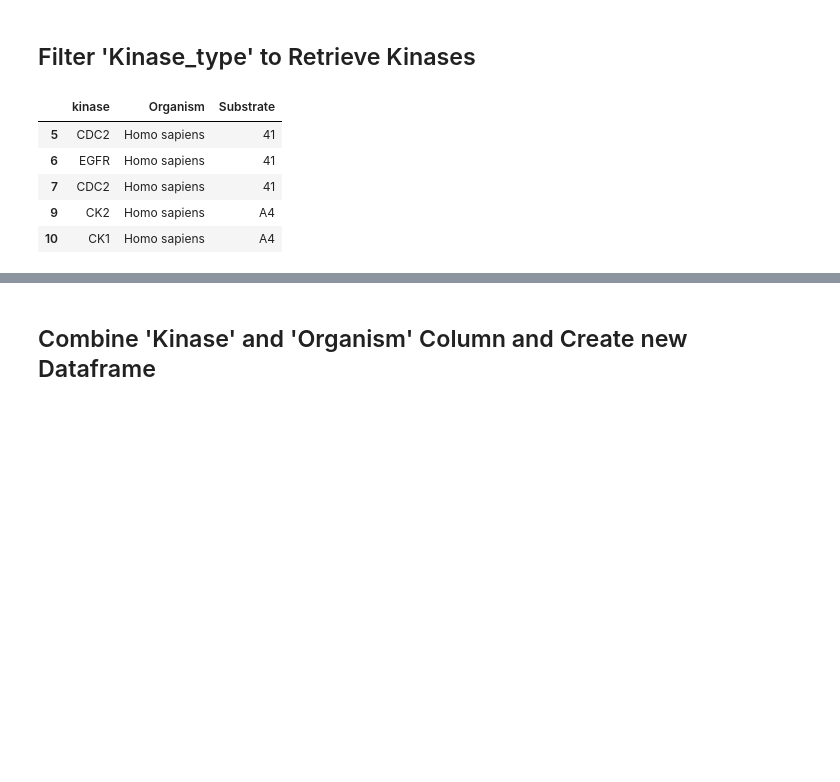
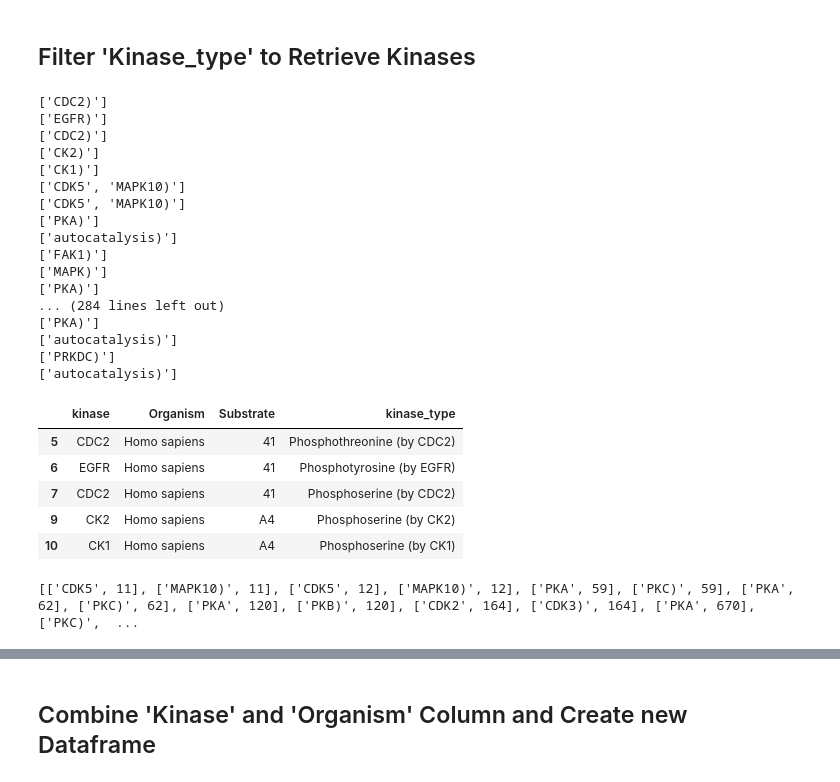
Before and after one commit to MaayanLab/KEA3, a Jupyter notebook: SwissProt/Swiss-Prot Experimental (from Kinase-Phos Database)- KEA3.ipynb, the cells around one changed output, grey strips where cells are left out. Drawn from its saved outputs; the diff is of its cells as text; code cells hidden in the pictures; blank space fills up the shorter version.

```diff
--- a/SwissProt/Swiss-Prot Experimental (from Kinase-Phos Database)- KEA3.ipynb
+++ b/SwissProt/Swiss-Prot Experimental (from Kinase-Phos Database)- KEA3.ipynb
@@ -105,36 +105,74 @@ swiss_filter.head()
 # %%
 #Insert new column, which will represent the 'kinase' for each substrate
 swiss_filter.insert(0, 'kinase', 'None')
+
+lst = []
 
 #Split string of 'kinase_type' to retrieve only individual kinase gene symbol
 for index, string in swiss_filter.kinase_type.iteritems():
     s = string
     if "(" in s:
         s = string.split("(", 2)[1]
     if " " in s:
-        s = s.split(" ", 2)[1]
+        count = s.count(" ")
+        s = s.split(" ", count)
+        if 'and' in s:
+            s.remove('and')
+        if 'by' in s:
+            s.remove('by')
+        if 'activates' in s:
+            s.remove('activates')
+        if 'kinase' in s:
+            s.remove('kinase)')
+        if 'the' in s:
+            s.remove('the')
+        if 'regulates' in s:
+            s.remove('regulates')
+        if 'in' in s:
+            s.remove('in')
+        if 'isoform' in s:
+            s.remove('isoform')
+        if 'vitro' in s:
+            s.remove('vitro')
+        if '' in s:
+            s.remove('')
+        print(s)
+        if len(s) > 1:
+            for l in range(0, len(s)):
+                lst = lst + [[s[l], index]]
+        s = s[0]
     if ')' in s:
-        s = s.split(")", 1)
-        swiss_filter.kinase[index] = s[0]
+        s = s.split(")", 1)[0]
+    swiss_filter.kinase[index] = s
 
-
-#For rows without a specific kinase gene symbol, replace with NaN
-swiss_filter.replace(['Potential', 'similarity', 'partial',
-                      'Phosphotyrosine', 'Phosphoserine', 'Phosphothreonine', 'None'],
-                     np.nan, inplace = True)
-
-#Drop all NaNs from the dataframe
-swiss_filter.dropna(inplace = True)
-
-#Drop 'kinase_type' column since it is no lnger needed
-swiss_filter.drop('kinase_type', axis = 1, inplace = True)
 
 #View dataframe
 swiss_filter.head()
 # %% [output]
+['CDC2)']
+['EGFR)']
+['CDC2)']
+['CK2)']
+['CK1)']
+['CDK5', 'MAPK10)']
+['CDK5', 'MAPK10)']
+['PKA)']
+['autocatalysis)']
+['FAK1)']
+['MAPK)']
+['PKA)']
+... (284 lines left out)
+['PKA)']
+['autocatalysis)']
+['PRKDC)']
+['autocatalysis)']
-|  | kinase | Organism | Substrate |
-| 5 | CDC2 | Homo sapiens | 41 |
-| 6 | EGFR | Homo sapiens | 41 |
-| 7 | CDC2 | Homo sapiens | 41 |
-| 9 | CK2 | Homo sapiens | A4 |
-| 10 | CK1 | Homo sapiens | A4 |
+|  | kinase | Organism | Substrate | kinase_type |
+| 5 | CDC2 | Homo sapiens | 41 | Phosphothreonine (by CDC2) |
+| 6 | EGFR | Homo sapiens | 41 | Phosphotyrosine (by EGFR) |
+| 7 | CDC2 | Homo sapiens | 41 | Phosphoserine (by CDC2) |
+| 9 | CK2 | Homo sapiens | A4 | Phosphoserine (by CK2) |
+| 10 | CK1 | Homo sapiens | A4 | Phosphoserine (by CK1) |
+# %%
+print(lst)
+# %% [output]
+[['CDK5', 11], ['MAPK10)', 11], ['CDK5', 12], ['MAPK10)', 12], ['PKA', 59], ['PKC)', 59], ['PKA', 62], ['PKC)', 62], ['PKA', 120], ['PKB)', 120], ['CDK2', 164], ['CDK3)', 164], ['PKA', 670], ['PKC)',  ...
```
Also changed, not shown: parts of 16 cells of this notebook, 9 other files.
